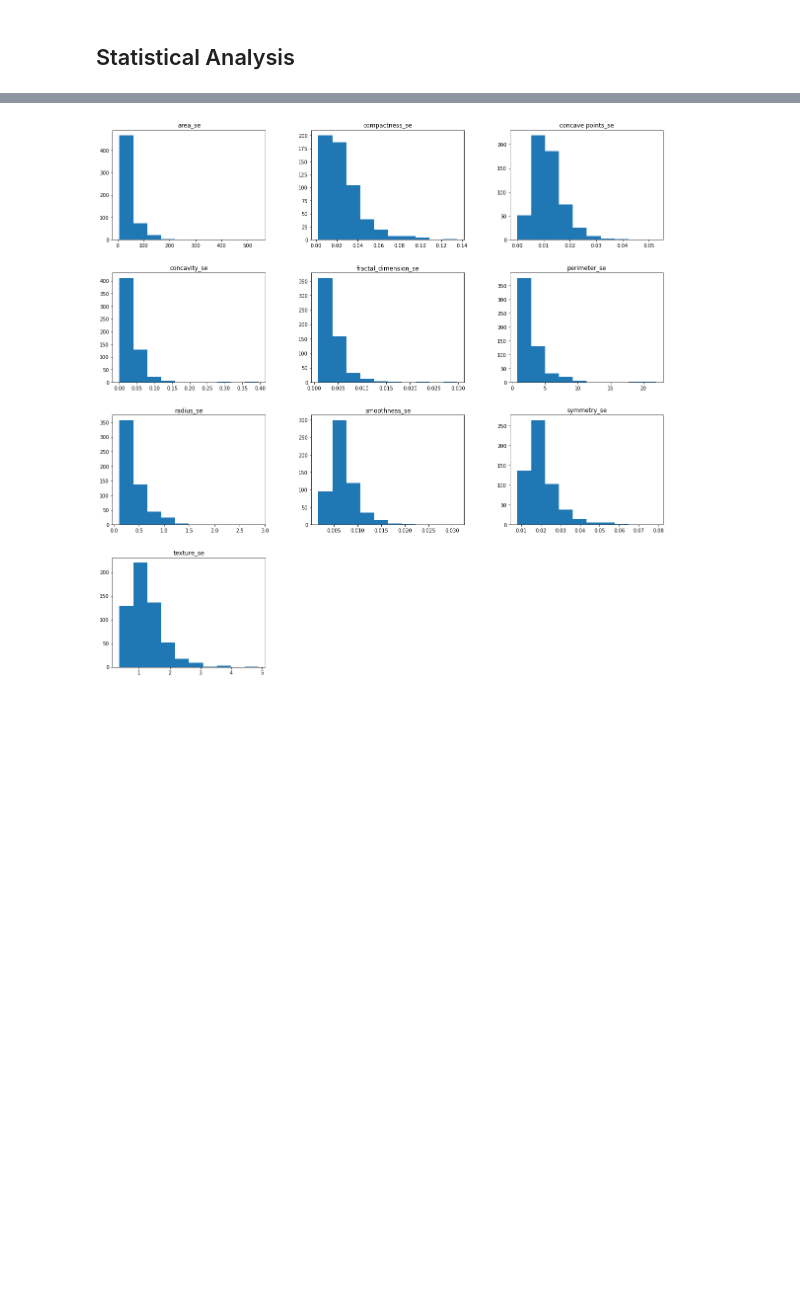
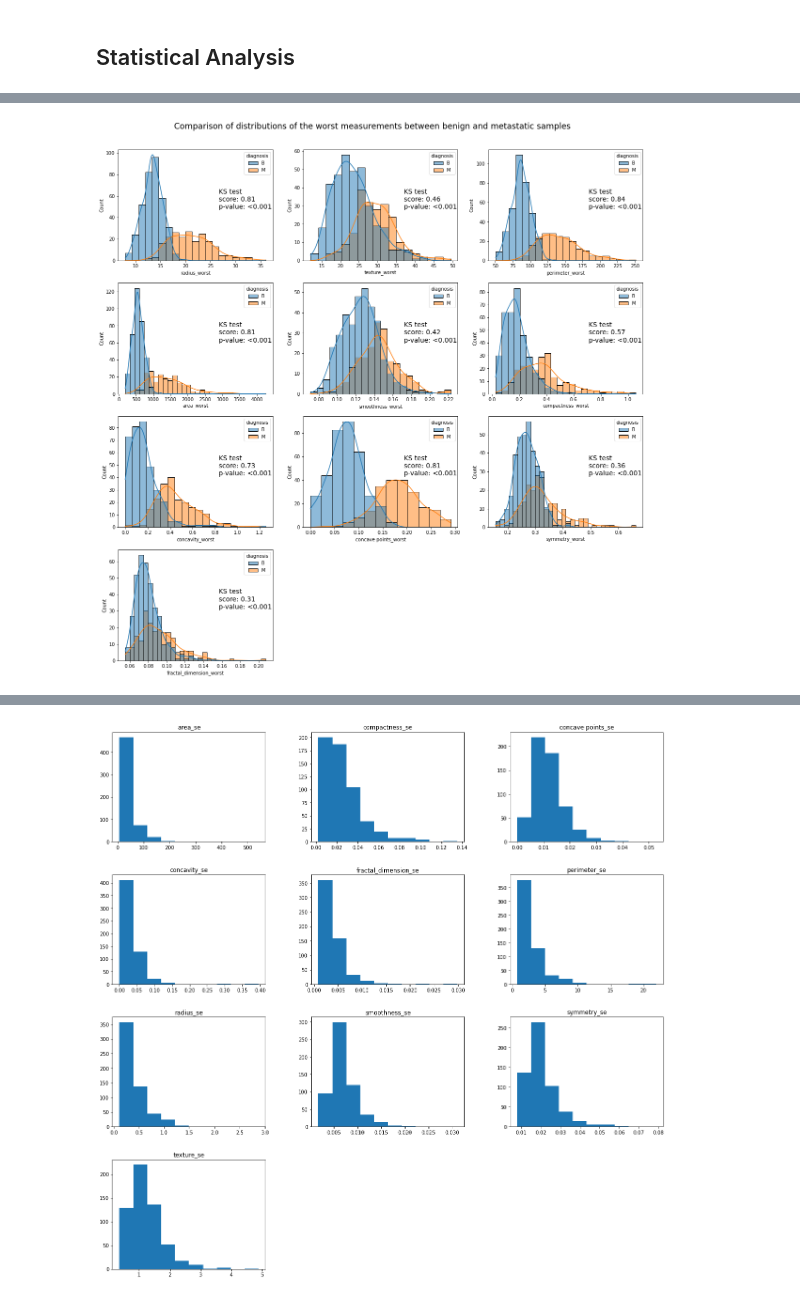
Before and after one commit to magg01/Predicting_metastatic_breast_cancer, a Jupyter notebook: Coursework/Predicting Metastatic Breast Cancer.ipynb, the cells around one changed output, grey strips where cells are left out. Drawn from its saved outputs; the diff is of its cells as text; code cells hidden in the pictures; blank space fills up the shorter version.

```diff
--- a/Coursework/Predicting Metastatic Breast Cancer.ipynb
+++ b/Coursework/Predicting Metastatic Breast Cancer.ipynb
@@ -149,0 +270,5 @@ mean_axes = df.hist(column=df.filter(regex='mean', axis=1).columns, backend='mat
+# %%
+distributionHistogramComparison(dataframe=df_worst_values, hue='diagnosis', nGridRows=4, nGridCols=3,
+                       title='Comparison of distributions of the worst measurements between benign and metastatic samples')
+# %% [output]
+[figure, added]
```
Also changed, not shown: parts of 60 cells of this notebook.
